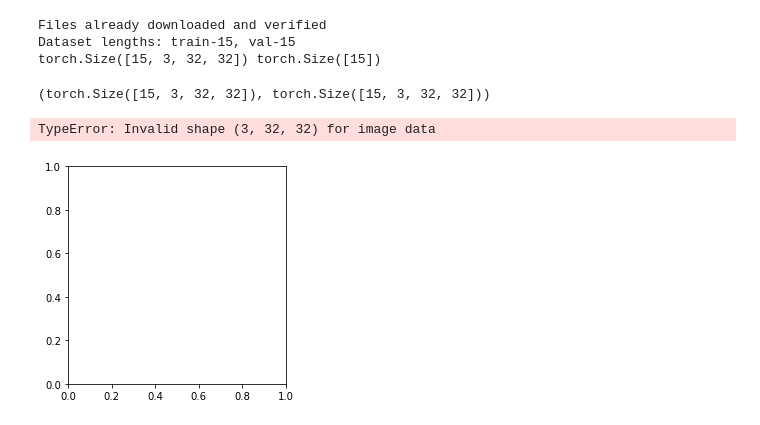
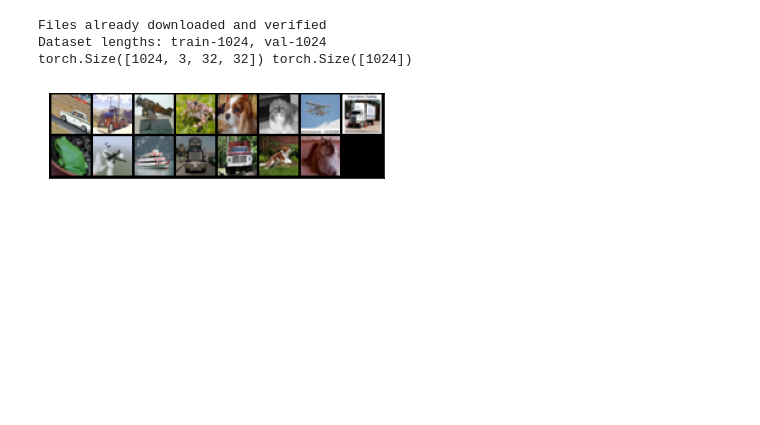
Before and after one commit to Arnaud15/ptorch_examples, a Jupyter notebook: check_transform.ipynb, the cells around one changed output. Cells and saved outputs as stored; diff of their text form; code cells hidden in the pictures; blank space fills up the shorter version.

```diff
--- a/check_transform.ipynb
+++ b/check_transform.ipynb
@@ -1,12 +21,10 @@
 # %%
-from data_loading import get_image_data_loader
-
 train_data, eval_data = get_image_data_loader(
     "cifar10",
     train=True,
     val_share=0.0,
     shuffle=True,
-    batch_size=15,
+    batch_size=1024,
     single_batch=True,
 )
 
@@ -14,5 +32,5 @@ train_data, eval_data = get_image_data_loader(
 print(a.shape, b.shape)
 # %% [output]
 Files already downloaded and verified
-Dataset lengths: train-15, val-15
-torch.Size([15, 3, 32, 32]) torch.Size([15])
+Dataset lengths: train-1024, val-1024
+torch.Size([1024, 3, 32, 32]) torch.Size([1024])
@@ -23,7 +43,0 @@ transform = transforms_image_net(crop_size=32)
-# %%
-from torchvision.utils import make_grid
-
-
-a.shape, transform(a).shape
-# %% [output]
-(torch.Size([15, 3, 32, 32]), torch.Size([15, 3, 32, 32]))
@@ -48,6 +44,5 @@ def plot(imgs, with_orig=False, row_title=None, **imshow_kwargs):
-# %%
-plot([a[0]])
-# %% [output]
-TypeError: Invalid shape (3, 32, 32) for image data
-[figure, removed]
+# %%
+show(make_grid(a[:15]))
+# %% [output]
+[figure, added]
 # %%
```
Also changed, not shown: parts of 5 cells of this notebook, 4 other files.
